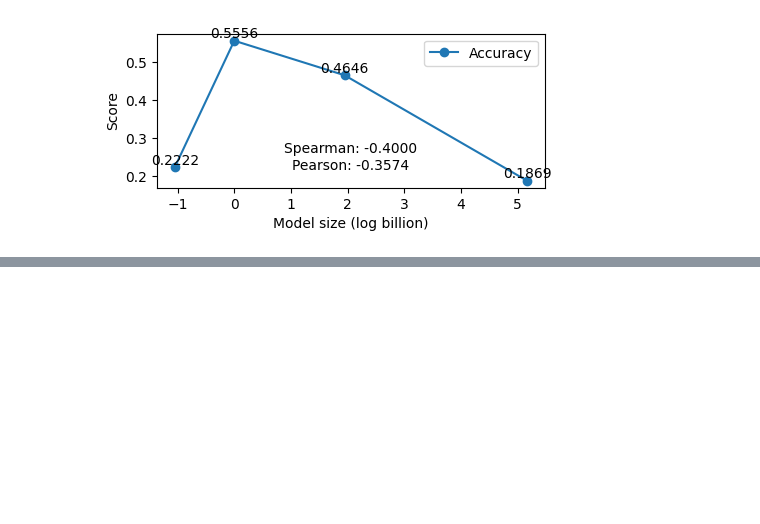
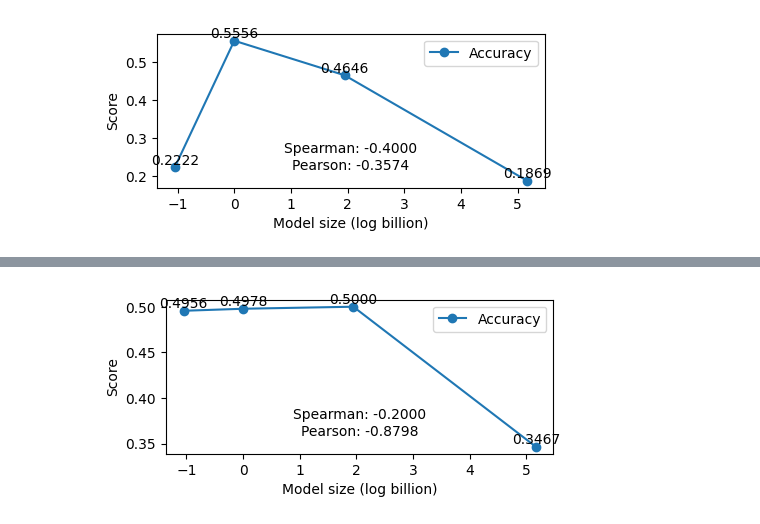
Before and after one commit to yuhui-zh15/InverseScaling, a Jupyter notebook: eval_pipeline/results/analyze_results.ipynb, the cells around one changed output, grey strips where cells are left out. Cells and saved outputs as stored; diff of their text form; code cells hidden in the pictures; blank space fills up the shorter version.

```diff
--- a/eval_pipeline/results/analyze_results.ipynb
+++ b/eval_pipeline/results/analyze_results.ipynb
@@ -6,19 +6,26 @@ import numpy as np
 from scipy.stats import pearsonr, spearmanr
 
 
-def load_data(folder):
-    results = []
+def load_data(folder, return_predictions=False):
+    results, predictions = [], []
     for model in ["ada", "babbage", "curie", "davinci"]:
         subfolder = [name for name in os.listdir(folder) if model in name][0]
         with open(f"{folder}/{subfolder}/per_instance_stats.json") as f:
             result = [item for item in json.load(f) if item["stats"][0]["name"]["name"] == "max_prob"]
             results.append(result)
+        with open(f"{folder}/{subfolder}/scenario_state.json") as f:
+            prediction = [item["result"]["completions"][0]["text"] for item in json.load(f)["request_states"]]
+            predictions.append(prediction)
 
     inputs = [json.loads(line) for line in open(f"{folder}/inputs.jsonl")]
 
     for result in results:
         assert len(result) == len(inputs)
-    return inputs, results
+
+    if return_predictions:
+        return inputs, results, predictions
+    else:
+        return inputs, results
 
 
 def compute_stats(inputs, results, filter_fn=lambda x: True):
@@ -296,0 +350,6 @@ plot_curve(probs, accs)
+# %%
+inputs, results = load_data("obqa_original")
+probs, accs = compute_stats(inputs, results)
+plot_curve(probs, accs)
+# %% [output]
+[figure, added]
```
Also changed, not shown: parts of 5 cells of this notebook, 2 other files.
